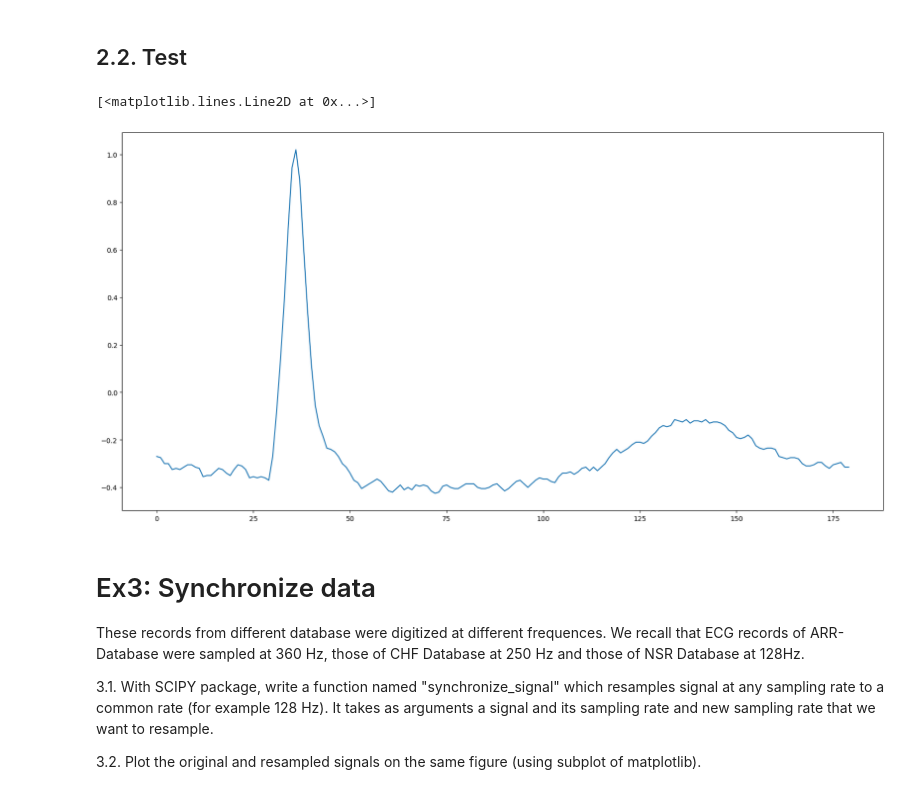
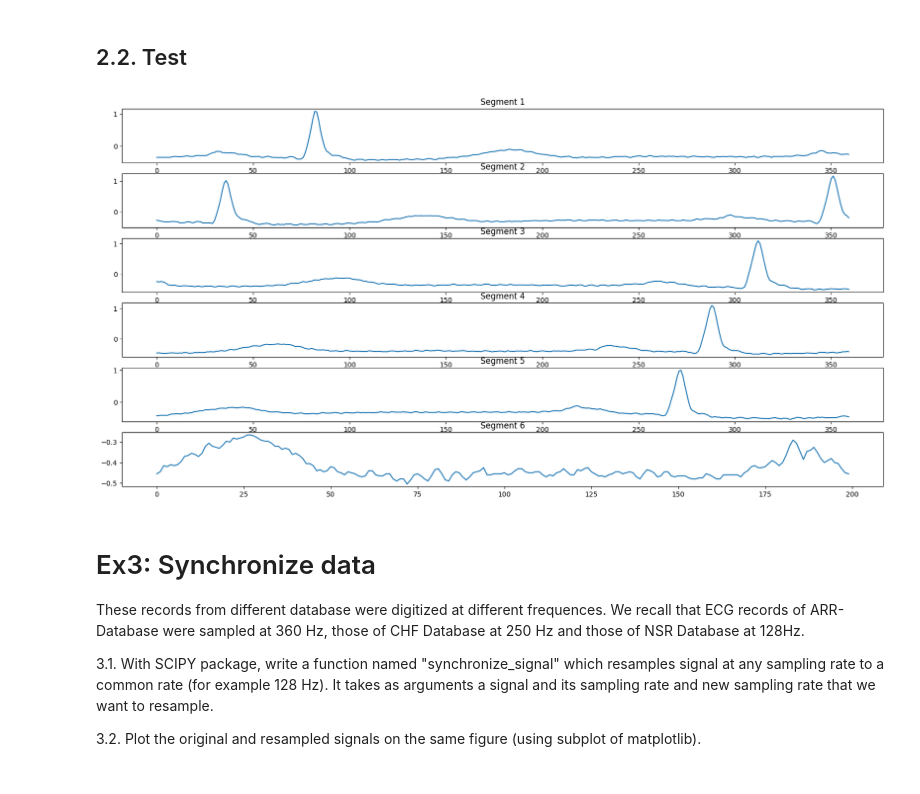
Before and after one commit to raphrb2/ML4Biomedical, a Jupyter notebook: ECG_classification_exercices.ipynb, the cells around one changed output. Saved outputs shown, nothing was run; the diff lists cells and outputs as text; code cells hidden in the pictures.

```diff
--- a/ECG_classification_exercices.ipynb
+++ b/ECG_classification_exercices.ipynb
@@ -115,14 +115,20 @@ def cut_signal_into_segments(signal, sampling_rate, duration_segment):
     return split_vector_into_chunk(signal, number_of_samples)
 # %% [markdown]
 ## 2.2. Test
-# %%
-# The signal loaded previously. Plot the first segment.
-
-segments = cut_signal_into_segments(signals, 360, 0.5)
-plt.plot(segments[2])
-# %% [output]
-[<matplotlib.lines.Line2D at 0x...>]
-[figure, removed]
+# %%
+# The signal loaded previously.
+
+segments = cut_signal_into_segments(signals, 360, 1)
+
+# Plot each segment into the small subplots on the same figure.
+
+fig, axs = plt.subplots(len(segments), 1, figsize=(20, 10))
+for i, segment in enumerate(segments):
+    axs[i].plot(segment)
+    axs[i].set_title('Segment {}'.format(i+1))
+plt.show()
+# %% [output]
+[figure, added]
 # %% [markdown]
 # Ex3:  Synchronize data
 These records from different database were digitized at different frequences.
```
Also changed, not shown: parts of 8 cells of this notebook, 3 other files.
